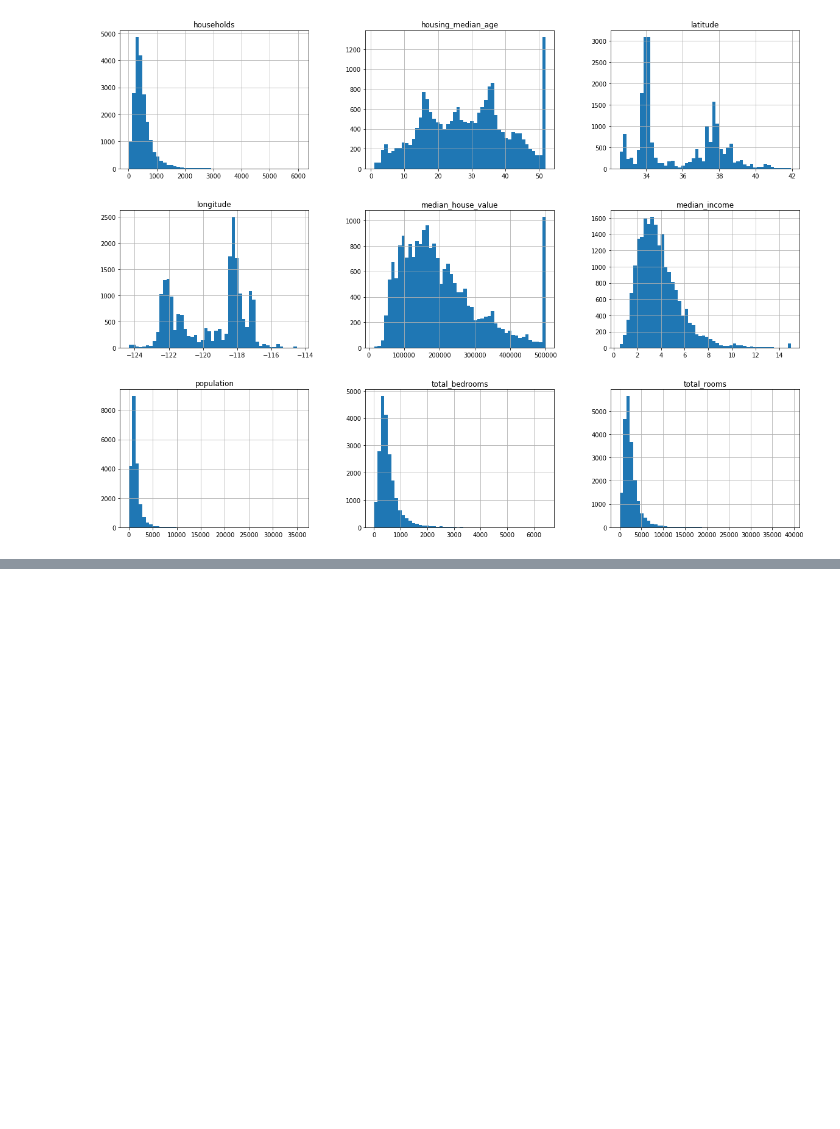
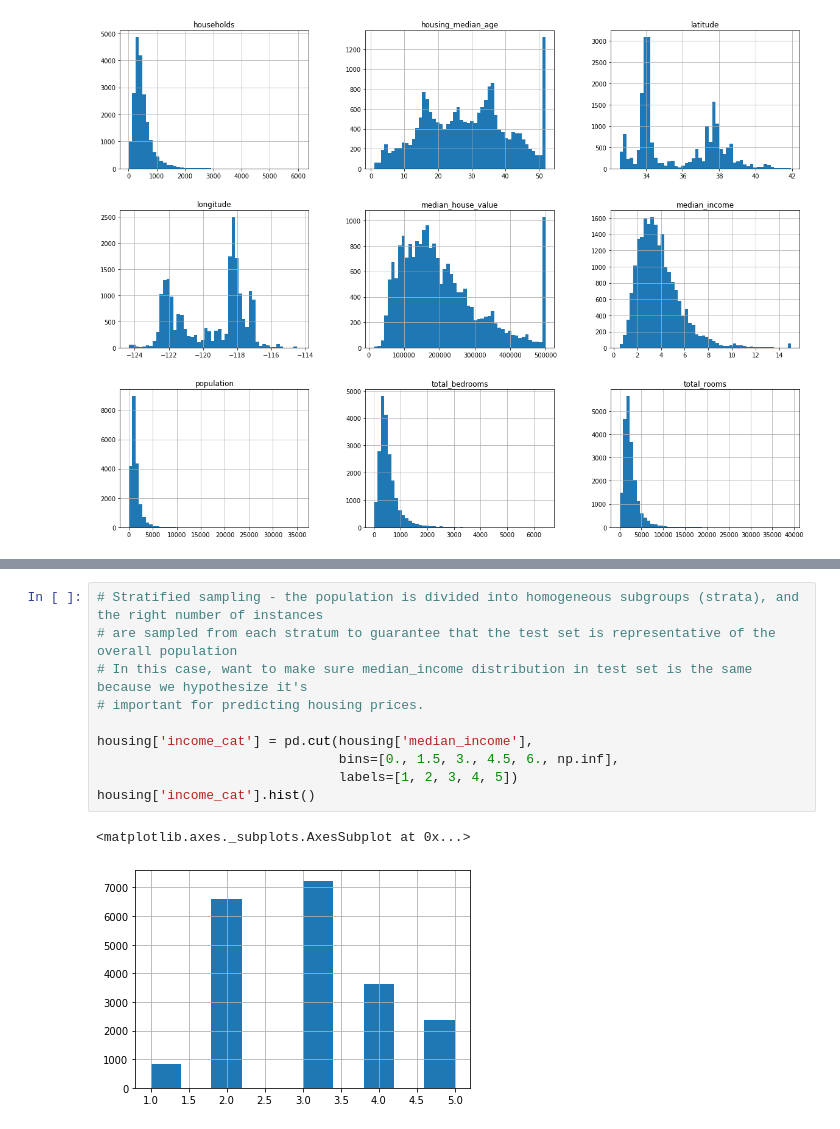
Before and after one commit to amihays/housing, a Jupyter notebook: housing.ipynb, the cells around one changed output, grey strips where cells are left out. Drawn from its saved outputs; the diff is of its cells as text; blank space fills up the shorter version.

Commit message:
Add stratified test/train split to ensure representative test set with respect to median income

```diff
--- a/housing.ipynb
+++ b/housing.ipynb
@@ -90,0 +99,13 @@ plt.show() # don't actually need this command because plots are displayed automa
+# %%
+# Stratified sampling - the population is divided into homogeneous subgroups (strata), and the right number of instances
+# are sampled from each stratum to guarantee that the test set is representative of the overall population
+# In this case, want to make sure median_income distribution in test set is the same because we hypothesize it's
+# important for predicting housing prices.
+
+housing['income_cat'] = pd.cut(housing['median_income'],
+                               bins=[0., 1.5, 3., 4.5, 6., np.inf],
+                               labels=[1, 2, 3, 4, 5])
+housing['income_cat'].hist()
+# %% [output]
+<matplotlib.axes._subplots.AxesSubplot at 0x...>
+[figure, added]
```
Also changed, not shown: parts of 2 cells of this notebook.
